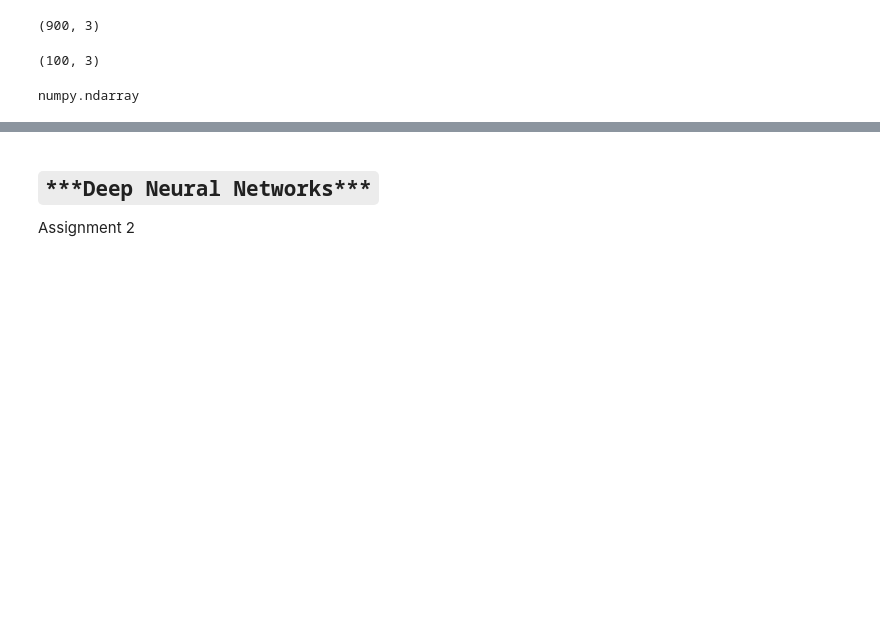
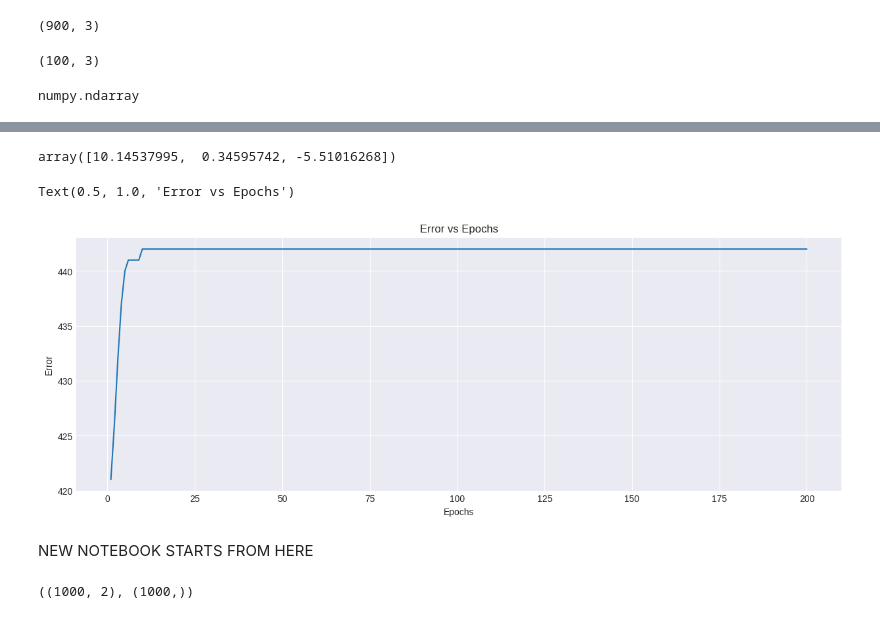
Before and after one commit to MakrandDhanokar/CDAC-DAI, a Jupyter notebook: CDAC_Day2.ipynb, the cells around one changed output, grey strips where cells are left out. Drawn from its saved outputs; the diff is of its cells as text; code cells hidden in the pictures; blank space fills up the shorter version.

```diff
--- a/CDAC_Day2.ipynb
+++ b/CDAC_Day2.ipynb
@@ -106,7 +132,18 @@ def train_weights(train, alpha, n_epoch):
         weights[i+1] += -alpha * dz * row[i] / m
     errors.append(sum_error)
   return errors, weights
-# %% [markdown]
-## `***Deep Neural Networks***`
-
-Assignment 2
+# %%
+errors, weights = train_weights(data_train, ALPHA, EPOCHS)
+# %%
+weights
+# %% [output]
+array([10.14537995,  0.34595742, -5.51016268])
+# %%
+fig, ax = plt.subplots(figsize=(15, 5))
+ax.plot(np.arange(1, EPOCHS + 1), errors)
+ax.set_xlabel('Epochs')
+ax.set_ylabel('Error')
+ax.set_title('Error vs Epochs')
+# %% [output]
+Text(0.5, 1.0, 'Error vs Epochs')
+[figure, added]
@@ -112,0 +202,2 @@ Assignment 2
+# %% [markdown]
+NEW NOTEBOOK STARTS FROM HERE
@@ -112,0 +244,8 @@ Assignment 2
+# %%
+X,y = datasets.make_moons(n_samples=N_SAMPLE,
+                          noise=NOISE,
+                          shuffle=True,
+                          random_state=RANDOM_STATE)
+X.shape, y.shape
+# %% [output]
+((1000, 2), (1000,))
```
Also changed, not shown: parts of 31 cells of this notebook.
